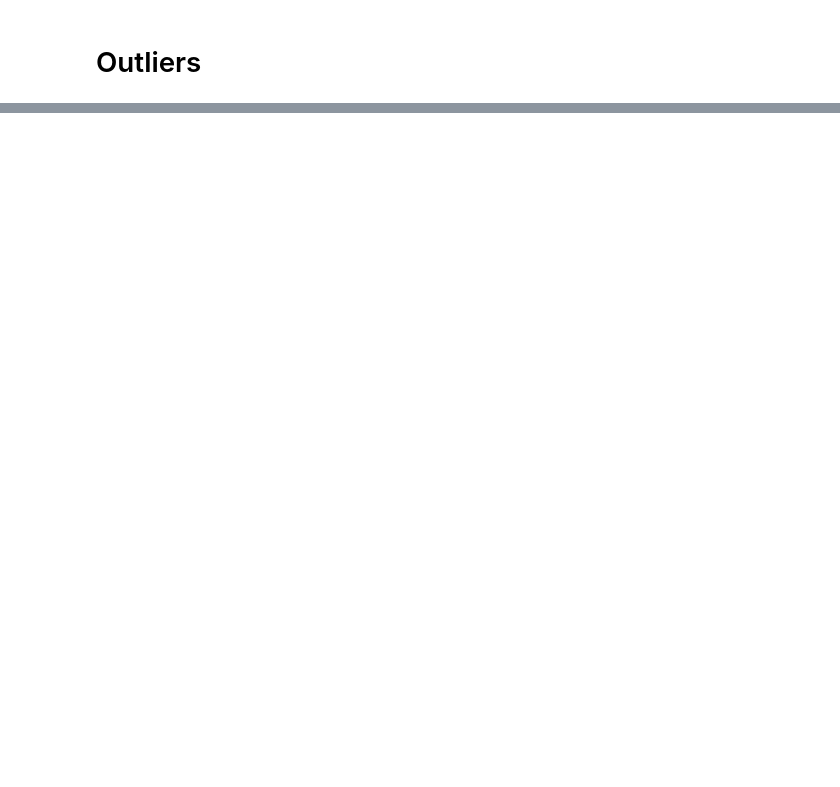
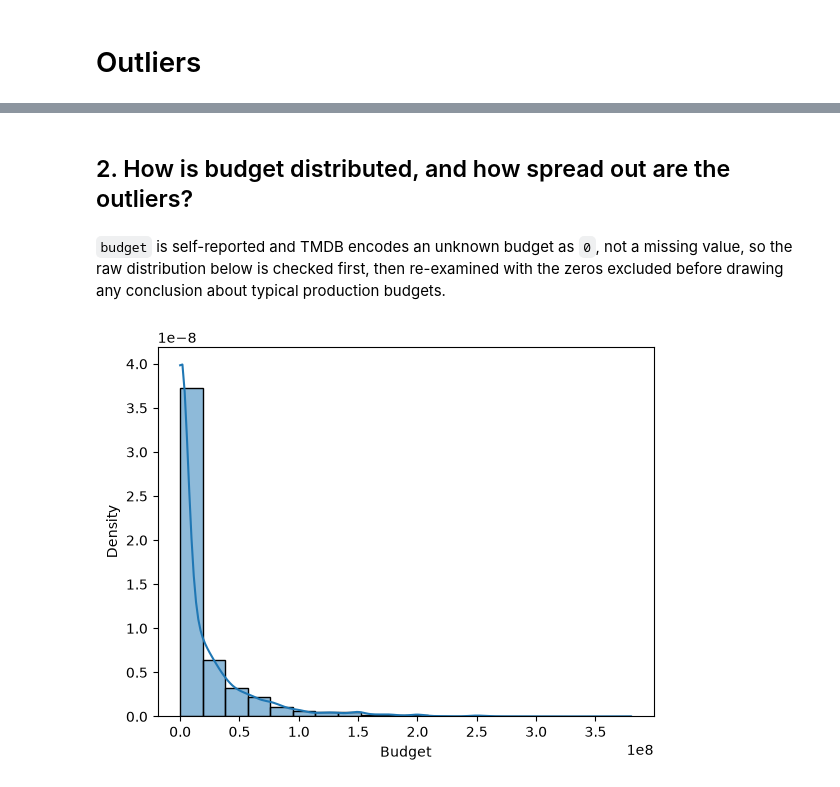
Before and after one commit to AlejandroBeldaFernandez/Movies_Recommendations, a Jupyter notebook: Movies_Recommendation.ipynb, the cells around one changed output, grey strips where cells are left out. Saved outputs shown, nothing was run; the diff lists cells and outputs as text; code cells hidden in the pictures; blank space fills up the shorter version.

```diff
--- a/Movies_Recommendation.ipynb
+++ b/Movies_Recommendation.ipynb
@@ -1263,0 +1700,13 @@ noise.
+# %% [markdown]
+## 2. How is budget distributed, and how spread out are the outliers?
+# %% [markdown]
+`budget` is self-reported and TMDB encodes an unknown budget as `0`, not a missing
+value, so the raw distribution below is checked first, then re-examined with the zeros
+excluded before drawing any conclusion about typical production budgets.
+# %%
+sns.histplot(movies['budget'], bins=20, edgecolor='black', kde=True, stat='density')
+plt.ylabel('Density')
+plt.xlabel('Budget')
+plt.show()
+# %% [output]
+[figure, added]
```
Also changed, not shown: parts of 178 cells of this notebook.
